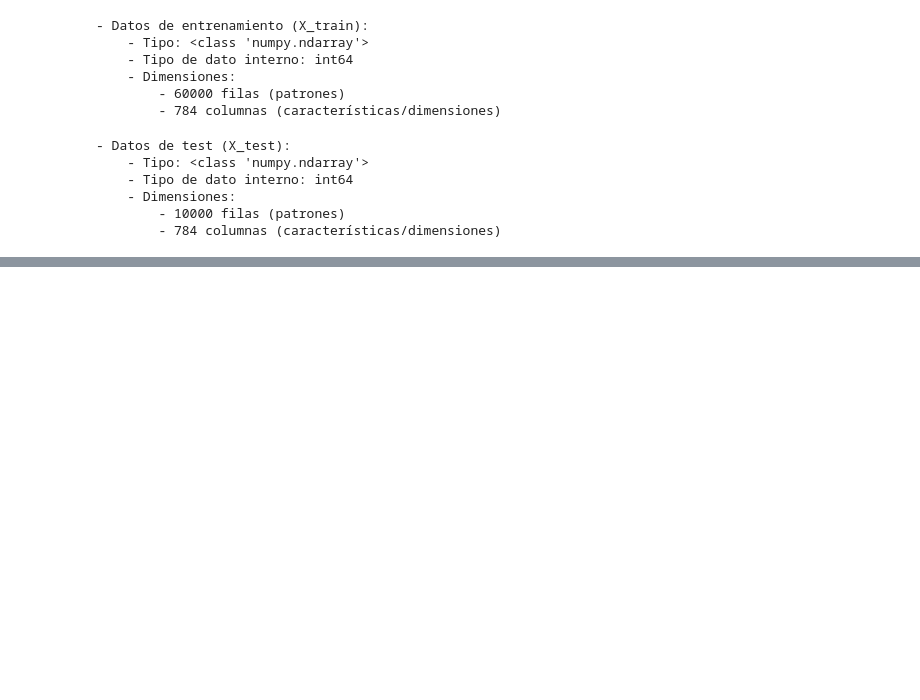
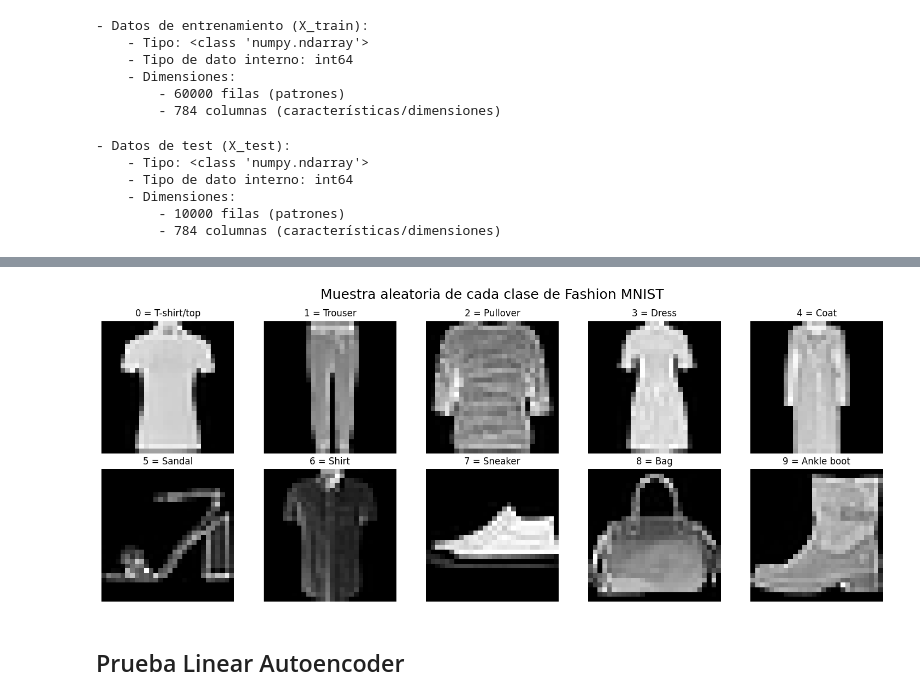
Before and after one commit to wrstdani/gia_ml3_practica1, a Jupyter notebook: notebooks/notebook_practica1.ipynb, the cells around one changed output, grey strips where cells are left out. Saved outputs shown, nothing was run; the diff lists cells and outputs as text; code cells hidden in the pictures; blank space fills up the shorter version.

Commit message:
Se añaden nuevos conjuntos de datos y se comienza a trabajar en la interfaz Autoencoder

```diff
--- a/notebooks/notebook_practica1.ipynb
+++ b/notebooks/notebook_practica1.ipynb
@@ -60,3 +92,7 @@ Carga de datos
 # %%
 df_train = pd.read_csv(os.path.join(F_MNIST_PATH, "fashion-mnist_train.csv"))
 df_test = pd.read_csv(os.path.join(F_MNIST_PATH, "fashion-mnist_test.csv"))
+
+with open(os.path.join(F_MNIST_PATH, "fashion-mnist_label_dict.json")) as f:
+    label_dict = json.load(f)
+label_dict = {int(k): v for k, v in label_dict.items()}
@@ -114,0 +142,19 @@ print(f"        - {X_test.shape[1]} columnas (características/dimensiones)")
+# %%
+fig, axs = plt.subplots(2, 5, figsize=(15, 6))
+fig.suptitle("Muestra aleatoria de cada clase de Fashion MNIST", fontsize=18)
+
+for k in label_dict.keys():
+    idx = np.random.choice(np.where(y_train == k)[0])
+    img = X_train[idx].reshape(28, 28)
+    ax = axs[k // 5, k % 5]
+    ax.imshow(img, cmap="gray")
+    ax.set_title(f"{k} = {label_dict[k]}")
+    ax.axis("off")
+
+plt.tight_layout()
+plt.show()
+# %% [output]
+[figure, added]
+# %% [markdown]
+Prueba Linear Autoencoder
+---
```
Also changed, not shown: parts of 11 cells of this notebook, 21 other files.
